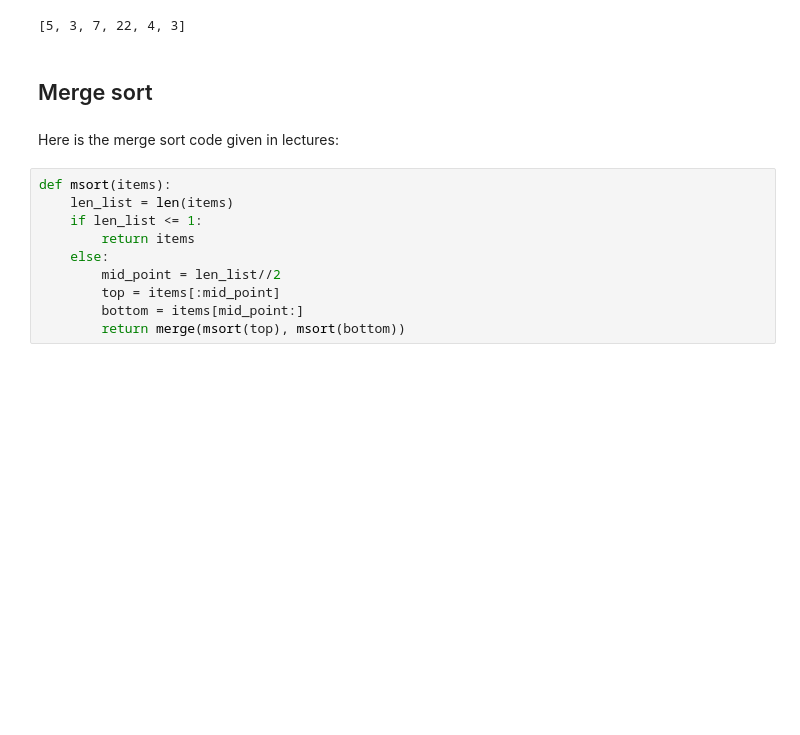
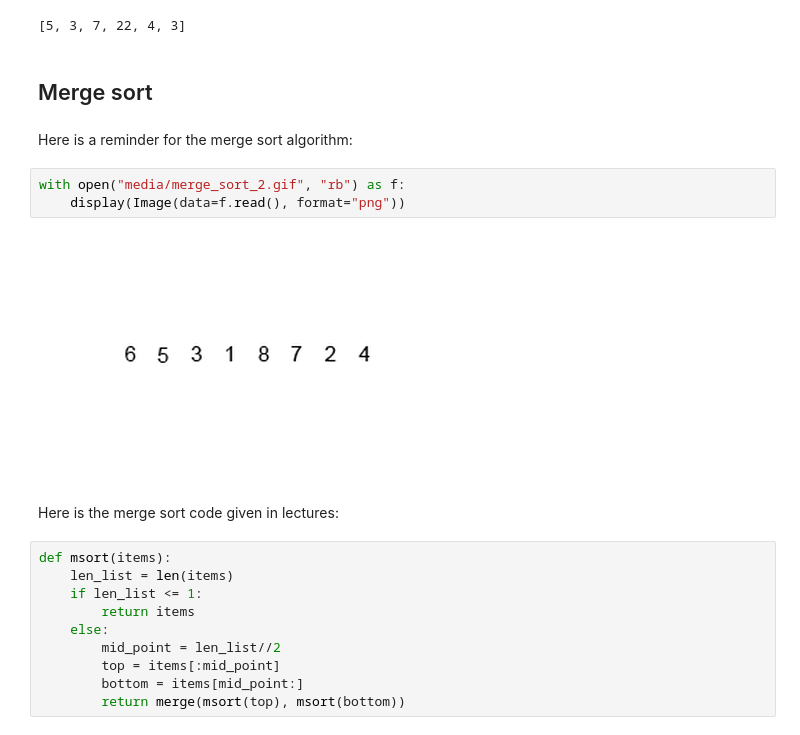
Before and after one commit to Kirito-Ma/COMP90014_2021, a Jupyter notebook: Week_2_Measuring_Complexity.ipynb, the cells around one changed output. Saved outputs shown, nothing was run; the diff lists cells and outputs as text; blank space fills up the shorter version.

```diff
--- a/Week_2_Measuring_Complexity.ipynb
+++ b/Week_2_Measuring_Complexity.ipynb
@@ -177,6 +205,13 @@ assert selection_sort(x) == sorted(x)
 [5, 3, 7, 22, 4, 3]
 # %% [markdown]
 ## Merge sort
+# %% [markdown]
+Here is a reminder for the merge sort algorithm:
+# %%
+with open("media/merge_sort_2.gif", "rb") as f:
+    display(Image(data=f.read(), format="png"))
+# %% [output]
+[figure, added]
 # %% [markdown]
 Here is the merge sort code given in lectures:
 # %%
```
Also changed, not shown: parts of 6 cells of this notebook, 5 other files.
